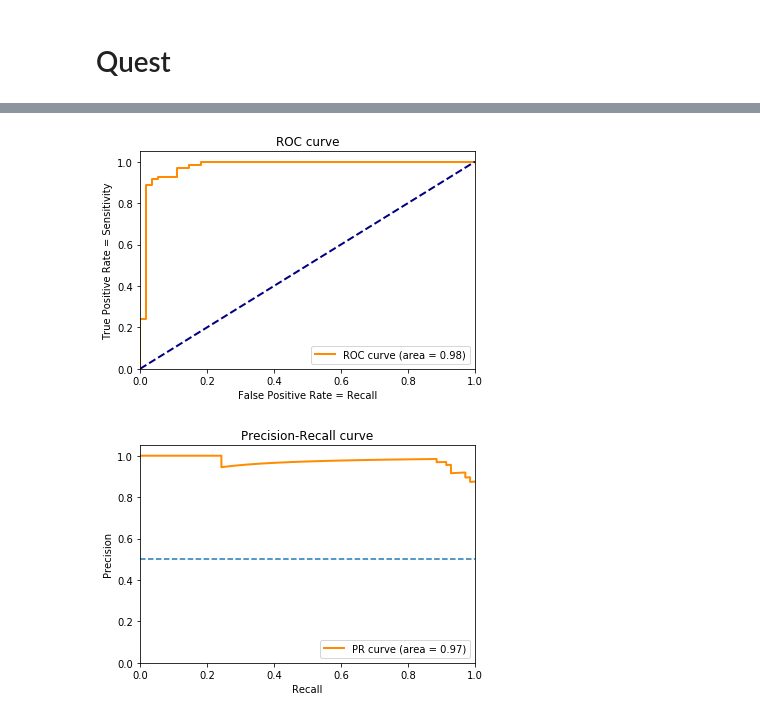
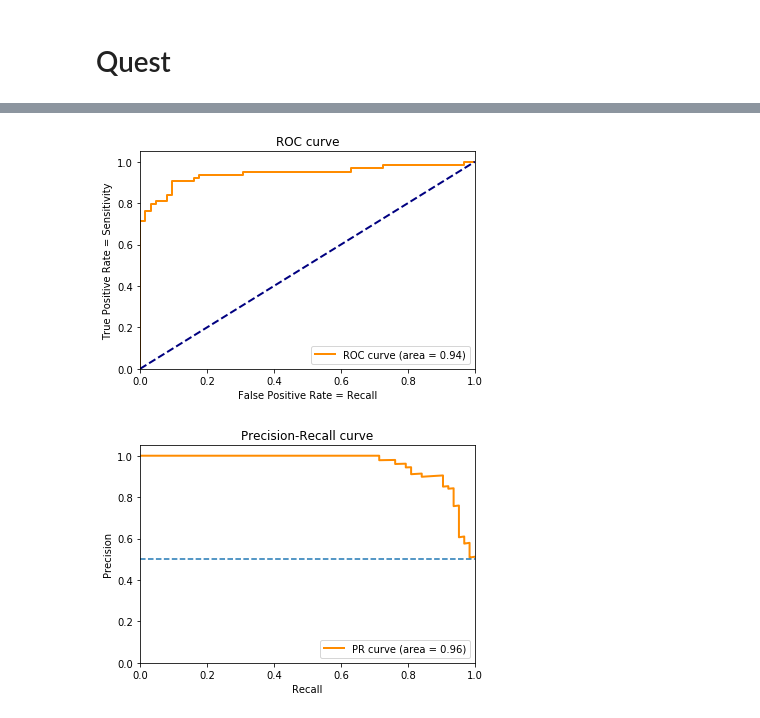
Before and after one commit to g1e222/Jiwon_GH_Quest, a Jupyter notebook: Jiwon_Quest9.ipynb, the cells around one changed output, grey strips where cells are left out. Saved outputs shown, nothing was run; the diff lists cells and outputs as text; code cells hidden in the pictures.

```diff
--- a/Jiwon_Quest9.ipynb
+++ b/Jiwon_Quest9.ipynb
@@ -81,5 +20,0 @@ Name: (mean radius,), Length: 569, dtype: float64
-# %%
-from sklearn.datasets import load_breast_cancer
-data = load_breast_cancer()
-X = data.iloc[:,0]
-y = data.iloc[:,1]
@@ -88,7 +21,10 @@ AttributeError: iloc
 # %%
-model =  LogisticRegression().fit(X,y)
-y_pred = model.predict(X)
-y_score = model.decision_function(X)  # decision_function(): 판별함수 값 계산
+X_radius = X[:, 0].reshape(-1,1)
+y = (y==0).astype(np.int)
+
+model = LogisticRegression().fit(X_radius,y)
+y_pred = model.predict(X_radius)
+y_score = model.decision_function(X_radius)  # decision_function(): 판별함수 값 계산
 # f_value(계산된 판별함수 값)가 양수이면 y=1, 음수이면 y=0으로 분류
 
 # 데이터프레임 형태로 확인해 보자
@@ -170,41 +48,34 @@ weighted avg       0.95      0.94      0.94       569
 # %%
-from sklearn.metrics import auc
-from sklearn.metrics import roc_curve
-from sklearn.metrics import roc_auc_score
-from sklearn.metrics import precision_recall_curve
-from sklearn.model_selection import train_test_split
-import matplotlib.pyplot as plt
-
-X, y = make_classification(n_samples=500, n_features=2, n_informative=2, n_redundant=0)
-X_train, X_test, y_train, y_test = train_test_split(X, y)
+X_radius, y = make_classification(n_samples=500, n_features=2, n_informative=2, n_redundant=0)
+X_train, X_test, y_train, y_test = train_test_split(X_radius, y)
 
 # model = LogisticRegression()
 
 y_score = model.fit(X_train, y_train).decision_function(X_test)
 
 # decision_function()을 사용할 수 없는 모델의 경우 y_score 대신 predict_proba()로 확률값을 구해줌
 # probs = model.predict_proba(X_test)
 # keep probabilities for the positive outcome only
 # probs = probs[:, 1] # 0,1 중 1로 분류될 확률
 
 # calculate AUC
 roc_auc = roc_auc_score(y_test, y_score)
 
 # calculate roc curve
 fpr, tpr, thresholds = roc_curve(y_test, y_score)
 
 plt.figure()
 plt.plot(fpr, tpr, lw=2, color='darkorange', label='ROC curve (area = %0.2f)' % roc_auc)
 plt.plot([0, 1], [0, 1], color='navy', lw=2, linestyle='--')
 plt.xlim([0.0, 1.0])
 plt.ylim([0.0, 1.05])
 plt.xlabel('False Positive Rate = Recall')
 plt.ylabel('True Positive Rate = Sensitivity')
 plt.title('ROC curve')
 plt.legend(loc="lower right")
 plt.show()
 # %% [output]
-[figure, old version]
+[figure, new version]
 # %%
 # calculate precision-recall curve
 precision, recall, thresholds = precision_recall_curve(y_test, y_score)
@@ -222,4 +93,4 @@ plt.title('Precision-Recall curve')
 plt.legend(loc="lower right")
 plt.show()
 # %% [output]
-[figure, old version]
+[figure, new version]
```
Also changed, not shown: parts of 19 cells of this notebook, 1 other file.
